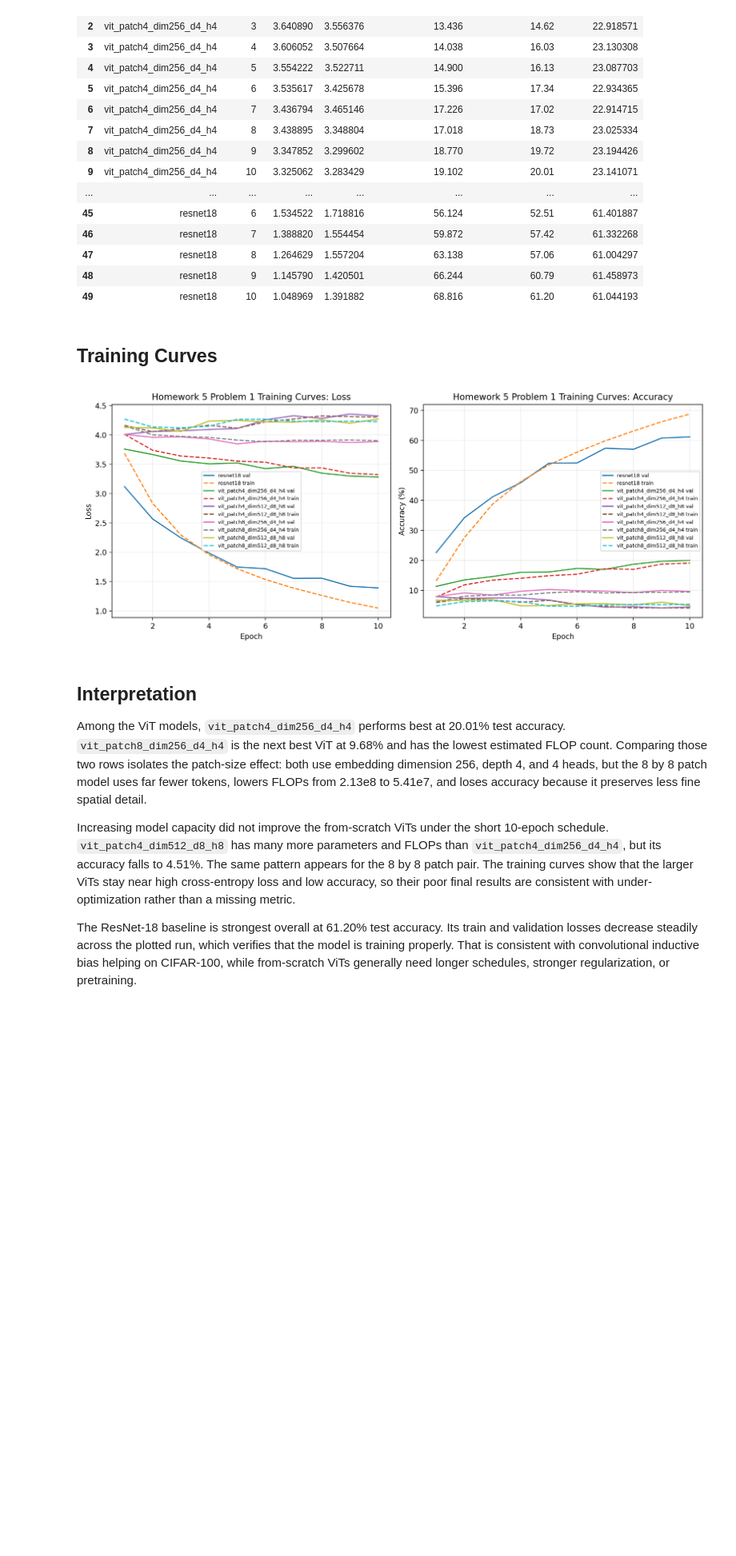
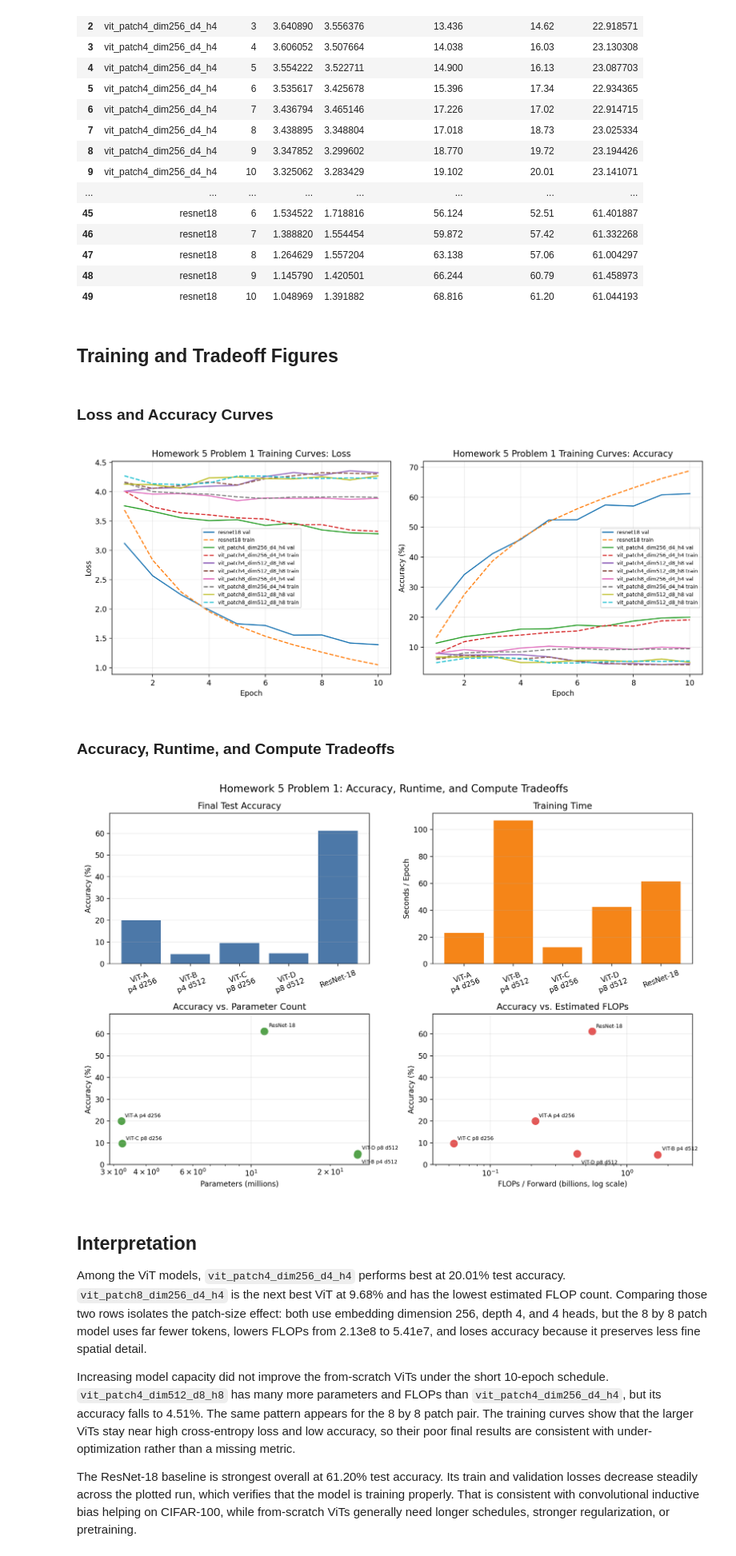
Before and after one commit to gfeliu-rgb/ECGR-4106-HW5, a Jupyter notebook: Homework5_Problem1_ViT_vs_ResNet18.ipynb, the cells around one changed output. Shown at 80% size. Saved outputs shown, nothing was run; the diff lists cells and outputs as text; code cells hidden in the pictures; blank space fills up the shorter version.

Commit message:
Add Homework 5 tradeoff figures

```diff
--- a/Homework5_Problem1_ViT_vs_ResNet18.ipynb
+++ b/Homework5_Problem1_ViT_vs_ResNet18.ipynb
@@ -23,9 +23,11 @@ RESULTS = ROOT / 'Results_Problem_1'
 history_path = RESULTS / 'problem1_history.csv'
 summary_path = RESULTS / 'problem1_summary.csv'
 plot_path = RESULTS / 'problem1_loss_curves.png'
+tradeoff_path = RESULTS / 'problem1_tradeoffs.png'
 print('Summary:', summary_path)
 print('History:', history_path)
-print('Plot:', plot_path)
+print('Training plot:', plot_path)
+print('Tradeoff plot:', tradeoff_path)
 # %% [output]
 Summary: /home/gilberto/Homework_5/Results_Problem_1/problem1_summary.csv
 History: /home/gilberto/Homework_5/Results_Problem_1/problem1_history.csv
@@ -89,11 +92,17 @@ History rows: 50
 | 48 | resnet18 | 9 | 1.145790 | 1.420501 | 66.244 | 60.79 | 61.458973 |
 | 49 | resnet18 | 10 | 1.048969 | 1.391882 | 68.816 | 61.20 | 61.044193 |
 # %% [markdown]
-## Training Curves
+## Training and Tradeoff Figures
 # %%
+display(Markdown('### Loss and Accuracy Curves'))
 display(Image(filename=str(plot_path)))
+display(Markdown('### Accuracy, Runtime, and Compute Tradeoffs'))
+display(Image(filename=str(tradeoff_path)))
 # %% [output]
+### Loss and Accuracy Curves
 [figure]
+### Accuracy, Runtime, and Compute Tradeoffs
+[figure, added]
 # %% [markdown]
 ## Interpretation
 
```
Also changed, not shown: parts of 1 cell of this notebook, 8 other files.
